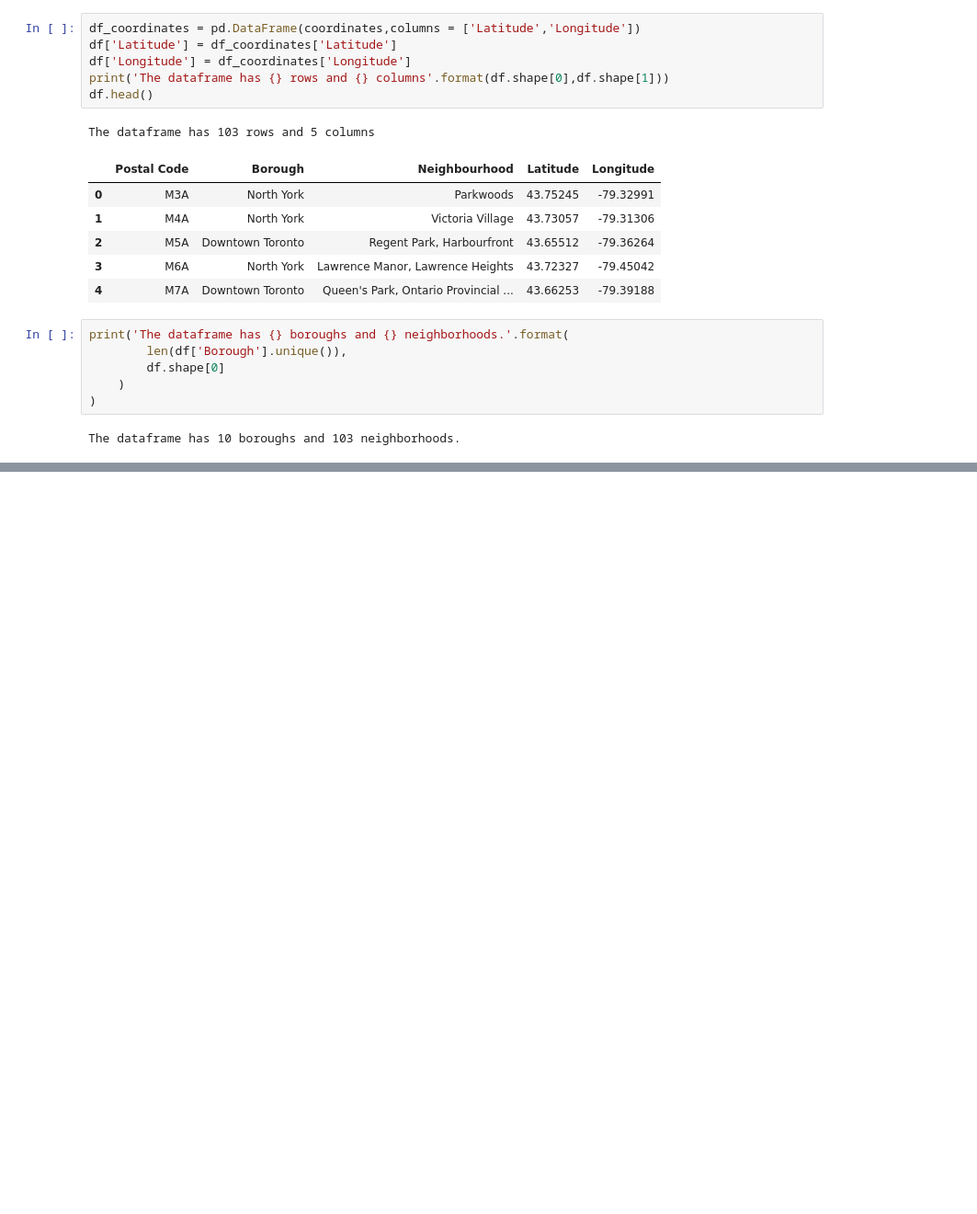
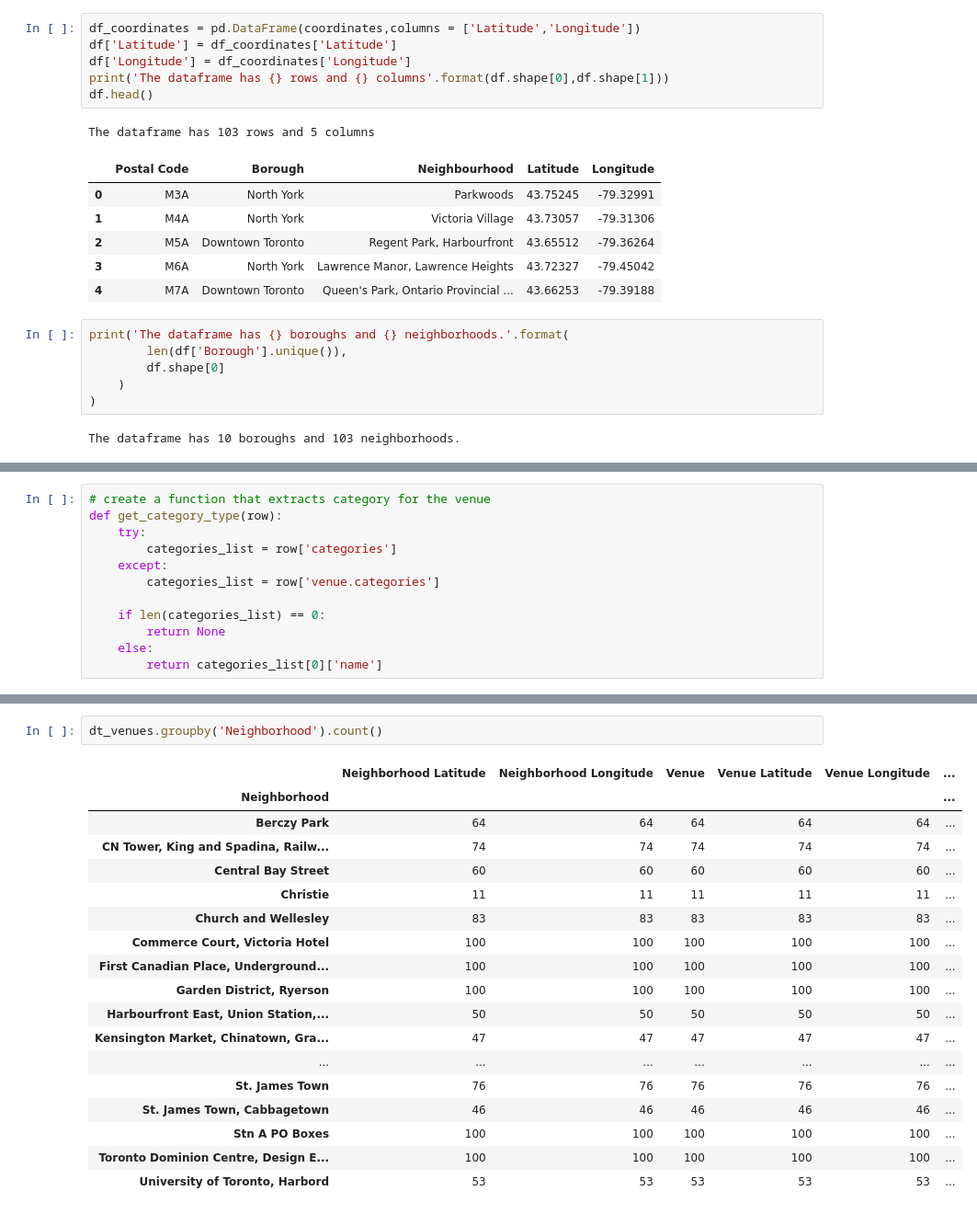
Before and after one commit to PratiqueKain/Coursera_Capstone, a Jupyter notebook: Neighborhoods in Toronto.ipynb, the cells around one changed output, grey strips where cells are left out. Shown at 92% size. Drawn from its saved outputs; the diff is of its cells as text; blank space fills up the shorter version.

```diff
--- a/Neighborhoods in Toronto.ipynb
+++ b/Neighborhoods in Toronto.ipynb
@@ -100,0 +222,12 @@ The dataframe has 10 boroughs and 103 neighborhoods.
+# %%
+# create a function that extracts category for the venue
+def get_category_type(row):
+    try:
+        categories_list = row['categories']
+    except:
+        categories_list = row['venue.categories']
+
+    if len(categories_list) == 0:
+        return None
+    else:
+        return categories_list[0]['name']
@@ -100,0 +349,21 @@ The dataframe has 10 boroughs and 103 neighborhoods.
+# %%
+dt_venues.groupby('Neighborhood').count()
+# %% [output]
+|  | Neighborhood Latitude | Neighborhood Longitude | Venue | Venue Latitude | Venue Longitude | ... |
+| Neighborhood |  |  |  |  |  | ... |
+| Berczy Park | 64 | 64 | 64 | 64 | 64 | ... |
+| CN Tower, King and Spadina, Railw... | 74 | 74 | 74 | 74 | 74 | ... |
+| Central Bay Street | 60 | 60 | 60 | 60 | 60 | ... |
+| Christie | 11 | 11 | 11 | 11 | 11 | ... |
+| Church and Wellesley | 83 | 83 | 83 | 83 | 83 | ... |
+| Commerce Court, Victoria Hotel | 100 | 100 | 100 | 100 | 100 | ... |
+| First Canadian Place, Underground... | 100 | 100 | 100 | 100 | 100 | ... |
+| Garden District, Ryerson | 100 | 100 | 100 | 100 | 100 | ... |
+| Harbourfront East, Union Station,... | 50 | 50 | 50 | 50 | 50 | ... |
+| Kensington Market, Chinatown, Gra... | 47 | 47 | 47 | 47 | 47 | ... |
+| ... | ... | ... | ... | ... | ... | ... |
+| St. James Town | 76 | 76 | 76 | 76 | 76 | ... |
+| St. James Town, Cabbagetown | 46 | 46 | 46 | 46 | 46 | ... |
+| Stn A PO Boxes | 100 | 100 | 100 | 100 | 100 | ... |
+| Toronto Dominion Centre, Design E... | 100 | 100 | 100 | 100 | 100 | ... |
+| University of Toronto, Harbord | 53 | 53 | 53 | 53 | 53 | ... |
```
Also changed, not shown: parts of 27 cells of this notebook.
